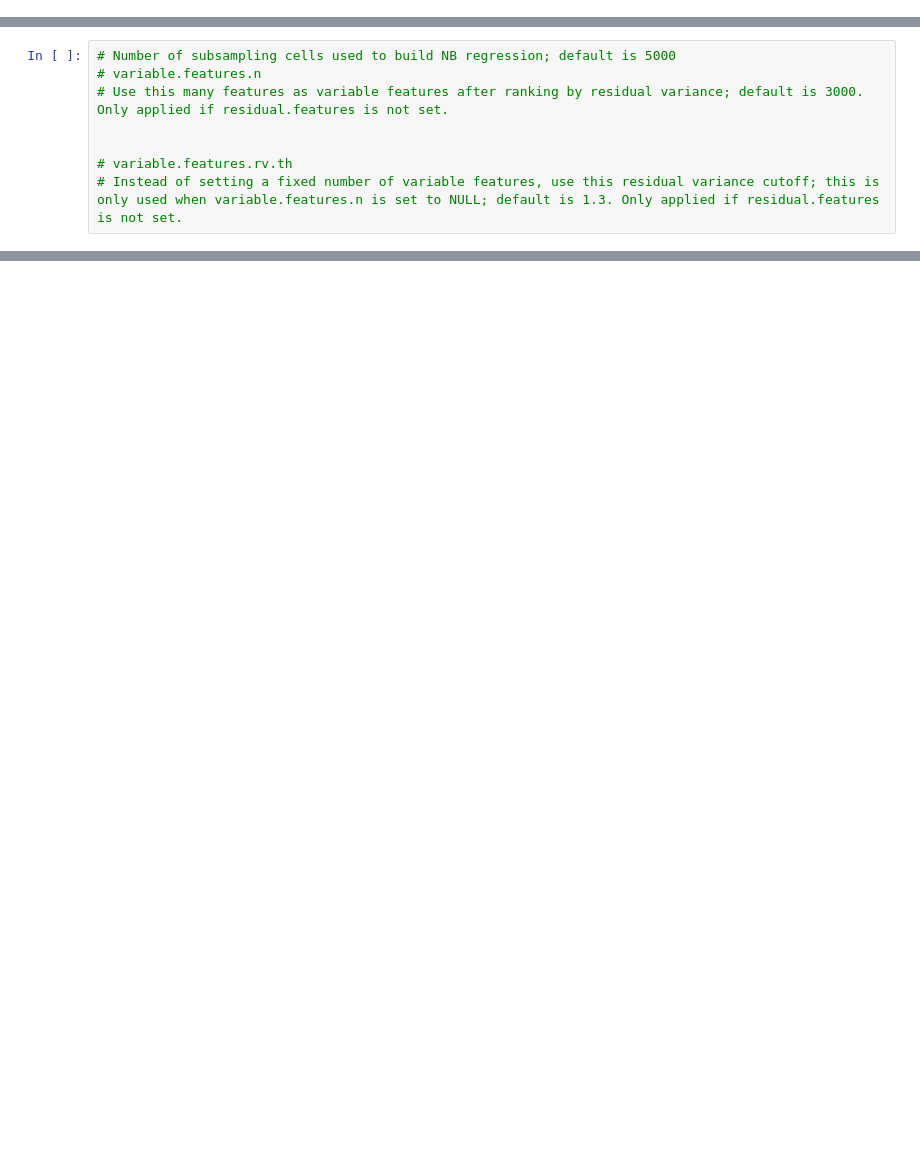
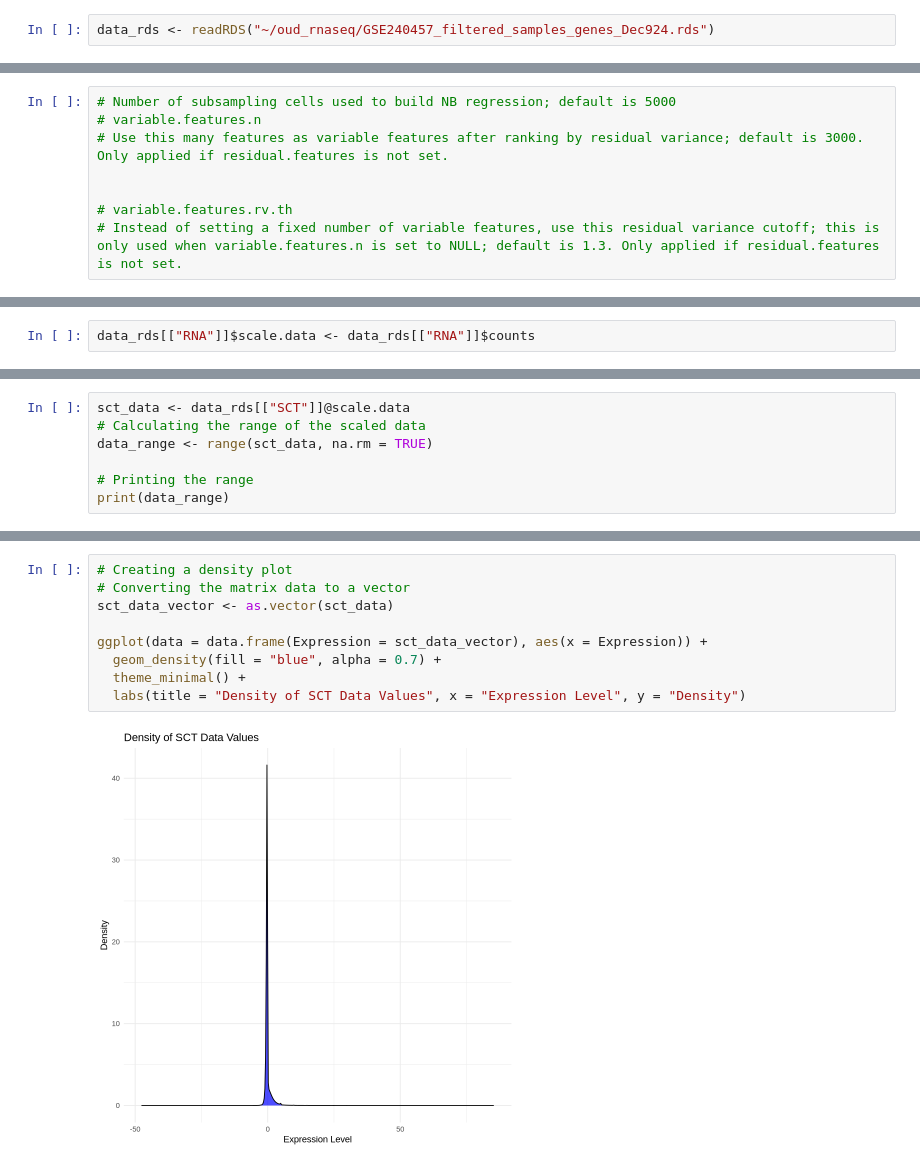
Before and after one commit to mmottaqii/AD-Biomarkers-MultiOmics, a Jupyter notebook: scripts/r_OUD.ipynb, the cells around one changed output, grey strips where cells are left out. Cells and saved outputs as stored; diff of their text form; blank space fills up the shorter version.

```diff
--- a/scripts/r_OUD.ipynb
+++ b/scripts/r_OUD.ipynb
@@ -419,2 +555,4 @@ str(data_rds)
 # %% [markdown]
 ### 2. scTransform method
+# %%
+data_rds <- readRDS("~/oud_rnaseq/GSE240457_filtered_samples_genes_Dec924.rds")
@@ -467,0 +647,2 @@ SaveSeuratRds(
+# %%
+data_rds[["RNA"]]$scale.data <- data_rds[["RNA"]]$counts
@@ -467,0 +651,7 @@ SaveSeuratRds(
+# %%
+sct_data <- data_rds[["SCT"]]@scale.data
+# Calculating the range of the scaled data
+data_range <- range(sct_data, na.rm = TRUE)
+
+# Printing the range
+print(data_range)
@@ -467,0 +674,11 @@ SaveSeuratRds(
+# %%
+# Creating a density plot
+# Converting the matrix data to a vector
+sct_data_vector <- as.vector(sct_data)
+
+ggplot(data = data.frame(Expression = sct_data_vector), aes(x = Expression)) +
+  geom_density(fill = "blue", alpha = 0.7) +
+  theme_minimal() +
+  labs(title = "Density of SCT Data Values", x = "Expression Level", y = "Density")
+# %% [output]
+[figure, added]
```
Also changed, not shown: parts of 73 cells of this notebook.
